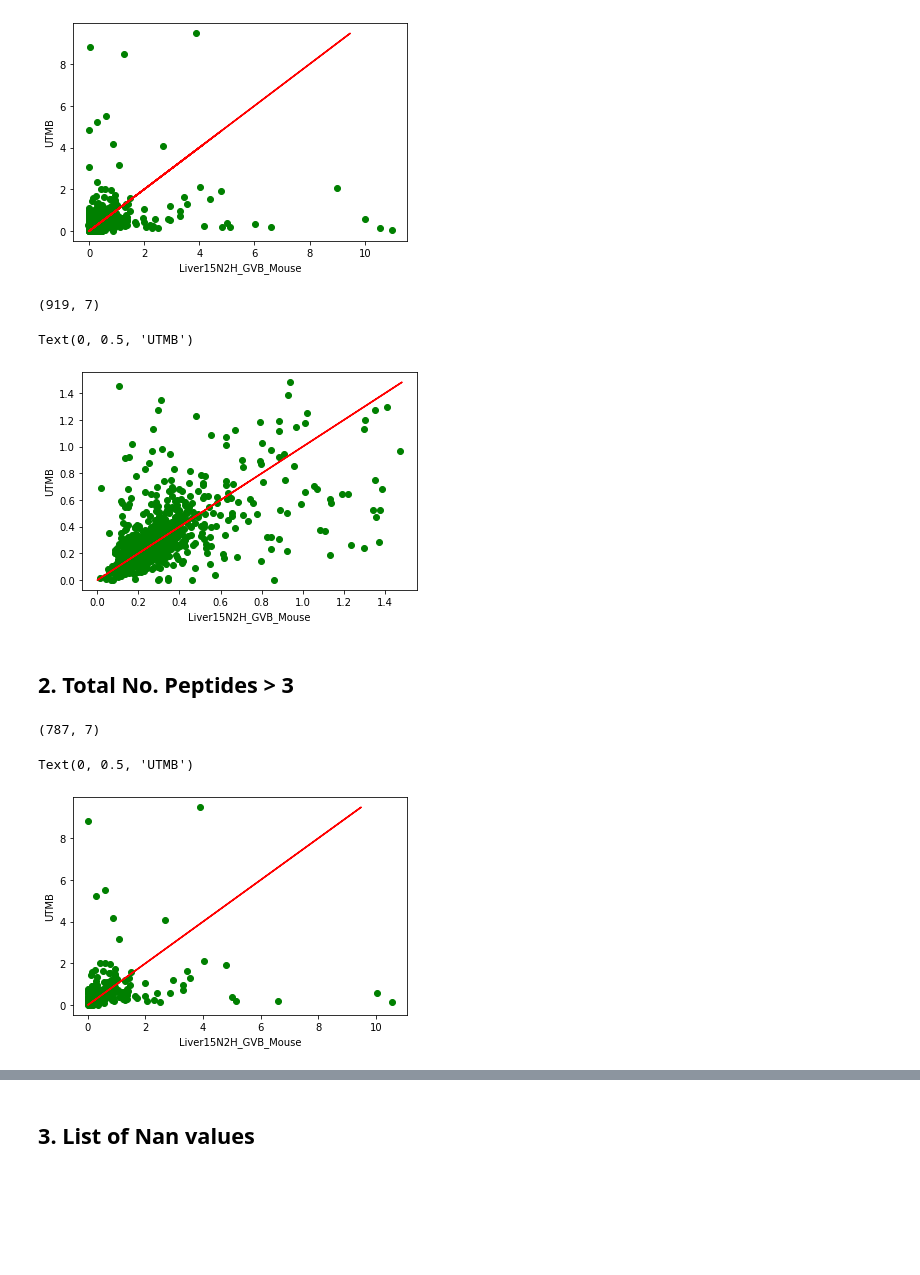
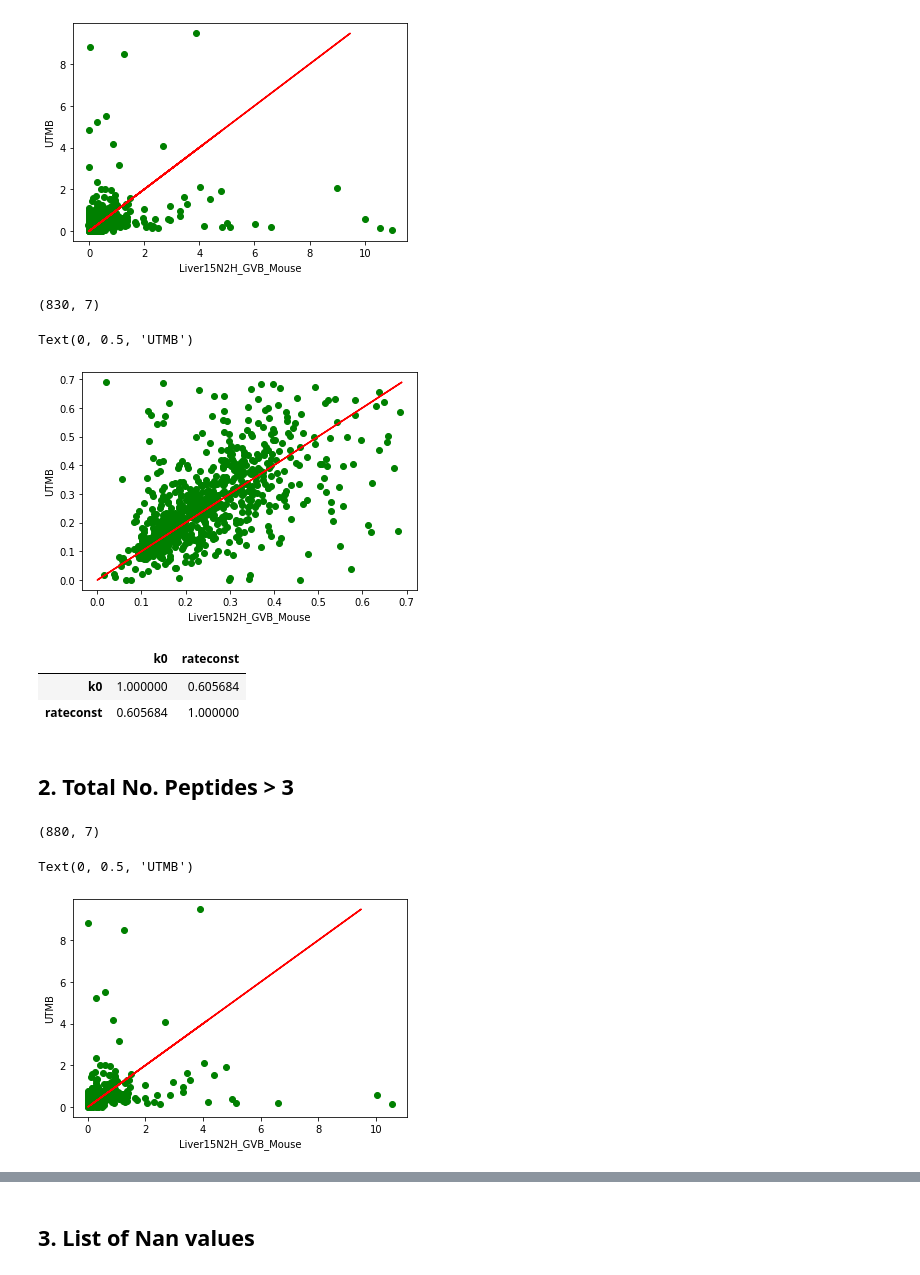
Before and after one commit to henockmamo54/d2omePlusAnalysis, a Jupyter notebook: N15_Vs_d2ome.ipynb, the cells around one changed output, grey strips where cells are left out. Saved outputs shown, nothing was run; the diff lists cells and outputs as text; code cells hidden in the pictures; blank space fills up the shorter version.

Commit message:
plot range added

```diff
--- a/N15_Vs_d2ome.ipynb
+++ b/N15_Vs_d2ome.ipynb
@@ -55,24 +55,28 @@ plt.ylabel("UTMB")
 Text(0, 0.5, 'UTMB')
 [figure]
 # %%
-temp= utmb_Liver15N2H_GVB_Mouse[(utmb_Liver15N2H_GVB_Mouse.k0<1.5)&(utmb_Liver15N2H_GVB_Mouse.k0>0) &
-                                (utmb_Liver15N2H_GVB_Mouse.rateconst<1.5)&(utmb_Liver15N2H_GVB_Mouse.rateconst>0)]
+temp= utmb_Liver15N2H_GVB_Mouse[(utmb_Liver15N2H_GVB_Mouse.k0<=0.7)&(utmb_Liver15N2H_GVB_Mouse.k0>0) &
+                                (utmb_Liver15N2H_GVB_Mouse.rateconst<=0.7)&(utmb_Liver15N2H_GVB_Mouse.rateconst>0)]
 print(temp.shape)
 plt.scatter(temp.k0,temp.rateconst,c='g')
 plt.plot(temp.rateconst,temp.rateconst,c='r')
 plt.xlabel("Liver15N2H_GVB_Mouse")
 plt.ylabel("UTMB")
 # %% [output]
-(919, 7)
+(830, 7)
 Text(0, 0.5, 'UTMB')
-[figure, old version]
+[figure, new version]
 # %%
-# temp= temp[['k0','rateconst']].corr()
-# corr
+corr= temp[['k0','rateconst']].corr()
+corr
+# %% [output]
+|  | k0 | rateconst |
+| k0 | 1.000000 | 0.605684 |
+| rateconst | 0.605684 | 1.000000 |
 # %% [markdown]
 ## 2. Total No. Peptides > 3
 # %%
-temp=utmb_Liver15N2H_GVB_Mouse[utmb_Liver15N2H_GVB_Mouse['# Total Peptides']>3]
+temp=utmb_Liver15N2H_GVB_Mouse[utmb_Liver15N2H_GVB_Mouse['# Total Peptides']>=3]
 print(temp.shape)
 # temp= utmb_Liver15N2H_GVB_Mouse[(utmb_Liver15N2H_GVB_Mouse.k0<1.5)&(utmb_Liver15N2H_GVB_Mouse.k0>0) &
 #                                 (utmb_Liver15N2H_GVB_Mouse.rateconst<1.5)&(utmb_Liver15N2H_GVB_Mouse.rateconst>0)]
@@ -81,6 +85,6 @@ plt.plot(temp.rateconst,temp.rateconst,c='r')
 plt.xlabel("Liver15N2H_GVB_Mouse")
 plt.ylabel("UTMB")
 # %% [output]
-(787, 7)
+(880, 7)
 Text(0, 0.5, 'UTMB')
-[figure, old version]
+[figure, new version]
```
Also changed, not shown: parts of 3 cells of this notebook.
